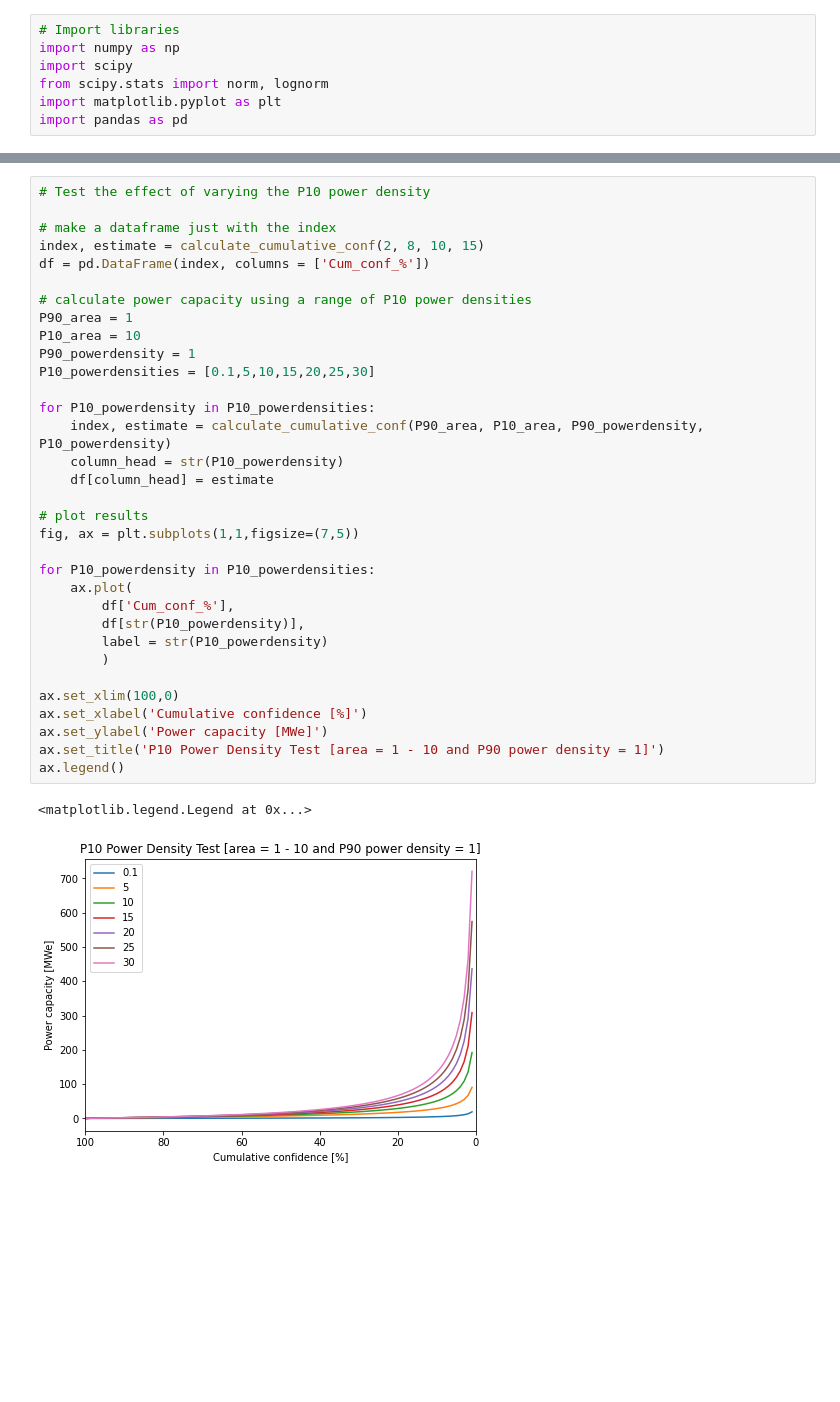
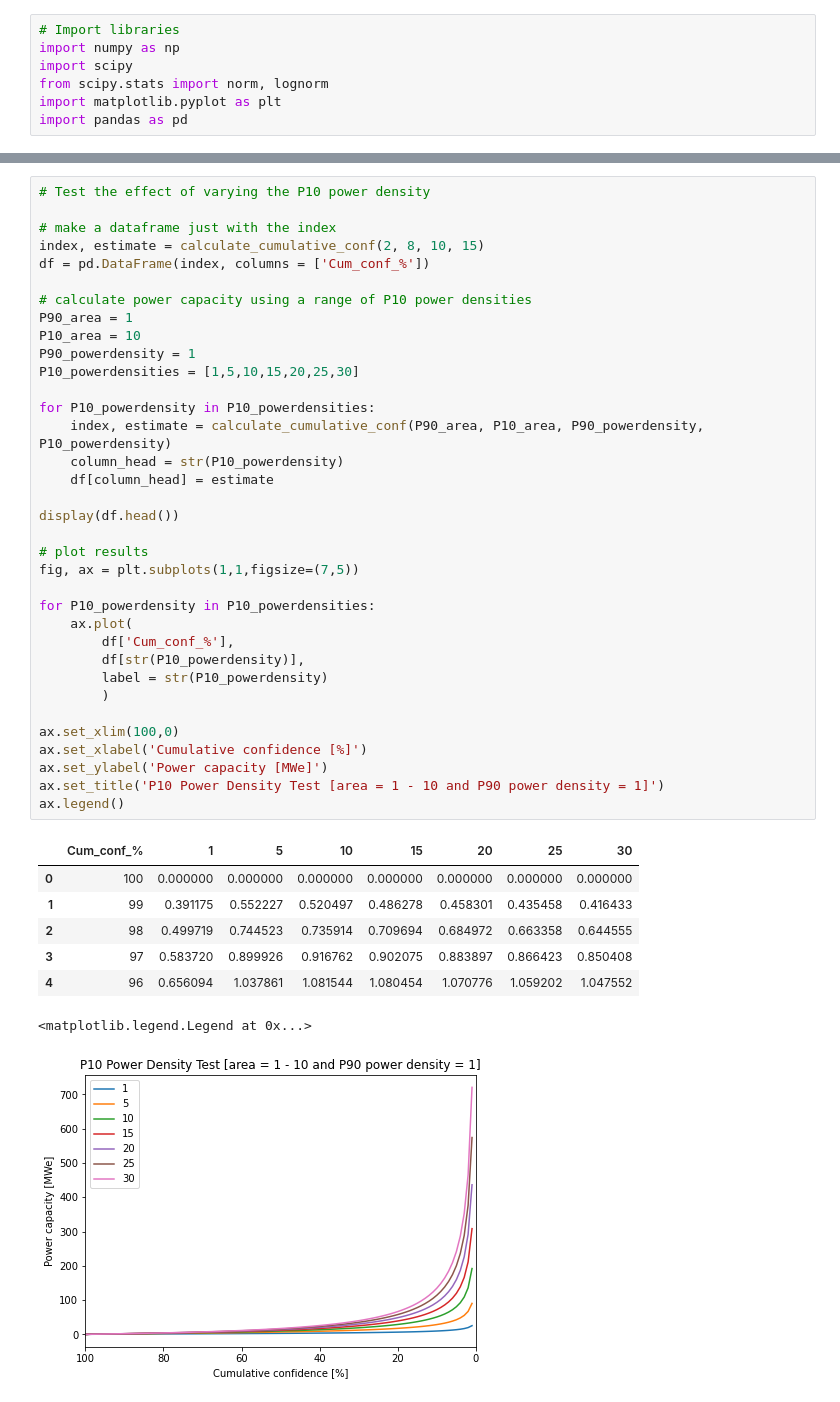
Before and after one commit to Geothermal-Resource-Capacity/Power-Density, a Jupyter notebook: notebooks/Explore_method.ipynb, the cells around one changed output, grey strips where cells are left out. Cells and saved outputs as stored; diff of their text form; blank space fills up the shorter version.

```diff
--- a/notebooks/Explore_method.ipynb
+++ b/notebooks/Explore_method.ipynb
@@ -44,35 +84,43 @@ def calculate_cumulative_conf(areaP90: float=1., areaP10: float=10., pdP90: floa
 index, estimate = calculate_cumulative_conf(2, 8, 10, 15)
 df = pd.DataFrame(index, columns = ['Cum_conf_%'])
 
 # calculate power capacity using a range of P10 power densities
 P90_area = 1
 P10_area = 10
 P90_powerdensity = 1
-P10_powerdensities = [0.1,5,10,15,20,25,30]
+P10_powerdensities = [1,5,10,15,20,25,30]
 
 for P10_powerdensity in P10_powerdensities:
     index, estimate = calculate_cumulative_conf(P90_area, P10_area, P90_powerdensity, P10_powerdensity)
     column_head = str(P10_powerdensity)
     df[column_head] = estimate
+
+display(df.head())
 
 # plot results
 fig, ax = plt.subplots(1,1,figsize=(7,5))
 
 for P10_powerdensity in P10_powerdensities:
     ax.plot(
         df['Cum_conf_%'],
         df[str(P10_powerdensity)],
         label = str(P10_powerdensity)
         )
 
 ax.set_xlim(100,0)
 ax.set_xlabel('Cumulative confidence [%]')
 ax.set_ylabel('Power capacity [MWe]')
 ax.set_title('P10 Power Density Test [area = 1 - 10 and P90 power density = 1]')
 ax.legend()
 # %% [output]
+|  | Cum_conf_% | 1 | 5 | 10 | 15 | 20 | 25 | 30 |
+| 0 | 100 | 0.000000 | 0.000000 | 0.000000 | 0.000000 | 0.000000 | 0.000000 | 0.000000 |
+| 1 | 99 | 0.391175 | 0.552227 | 0.520497 | 0.486278 | 0.458301 | 0.435458 | 0.416433 |
+| 2 | 98 | 0.499719 | 0.744523 | 0.735914 | 0.709694 | 0.684972 | 0.663358 | 0.644555 |
+| 3 | 97 | 0.583720 | 0.899926 | 0.916762 | 0.902075 | 0.883897 | 0.866423 | 0.850408 |
+| 4 | 96 | 0.656094 | 1.037861 | 1.081544 | 1.080454 | 1.070776 | 1.059202 | 1.047552 |
 <matplotlib.legend.Legend at 0x...>
-[figure, old version]
+[figure, new version]
 # %%
 # Test the effect of varying the P90 power density
 
```
Also changed, not shown: parts of 2 cells of this notebook.
